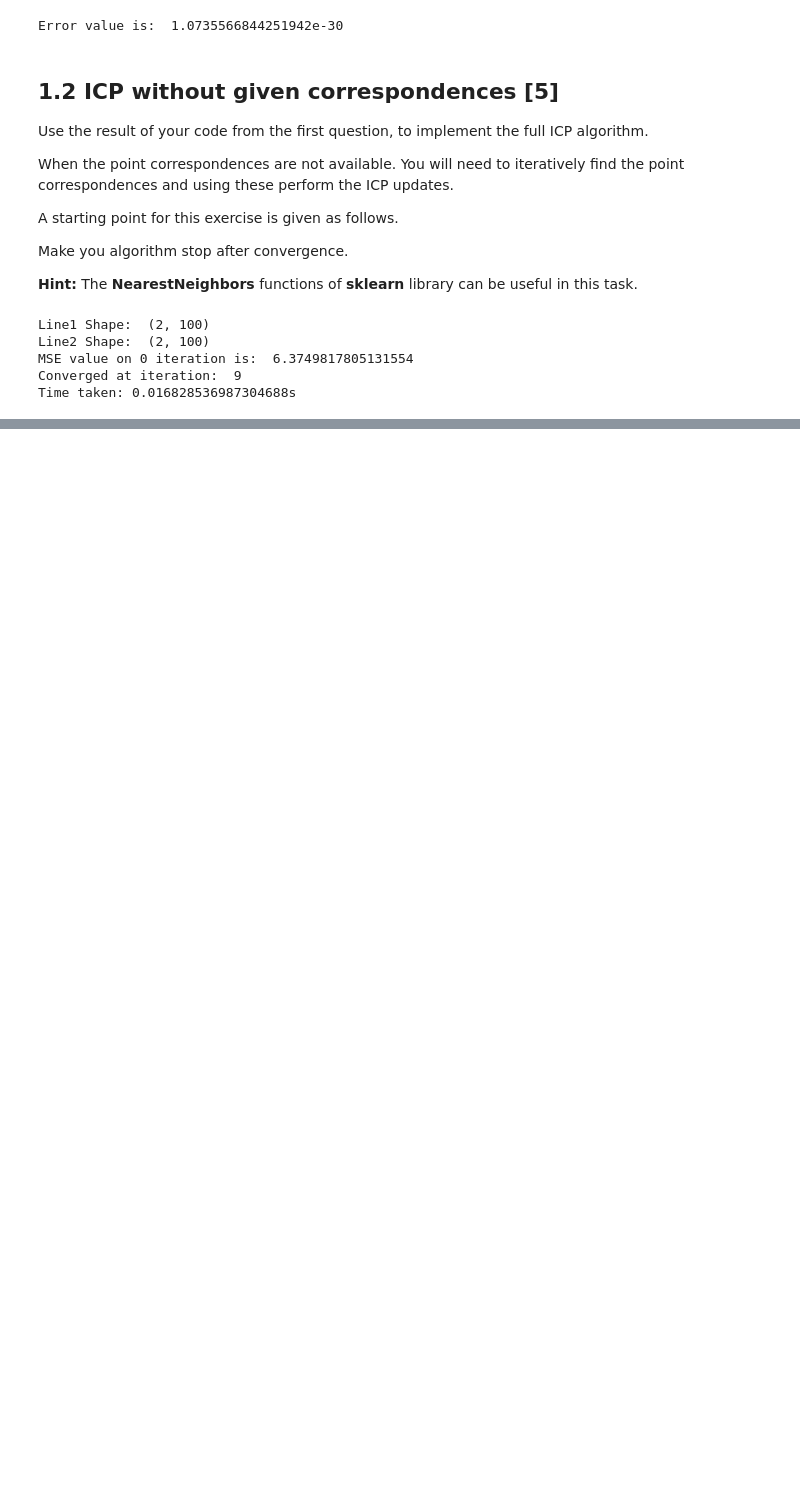
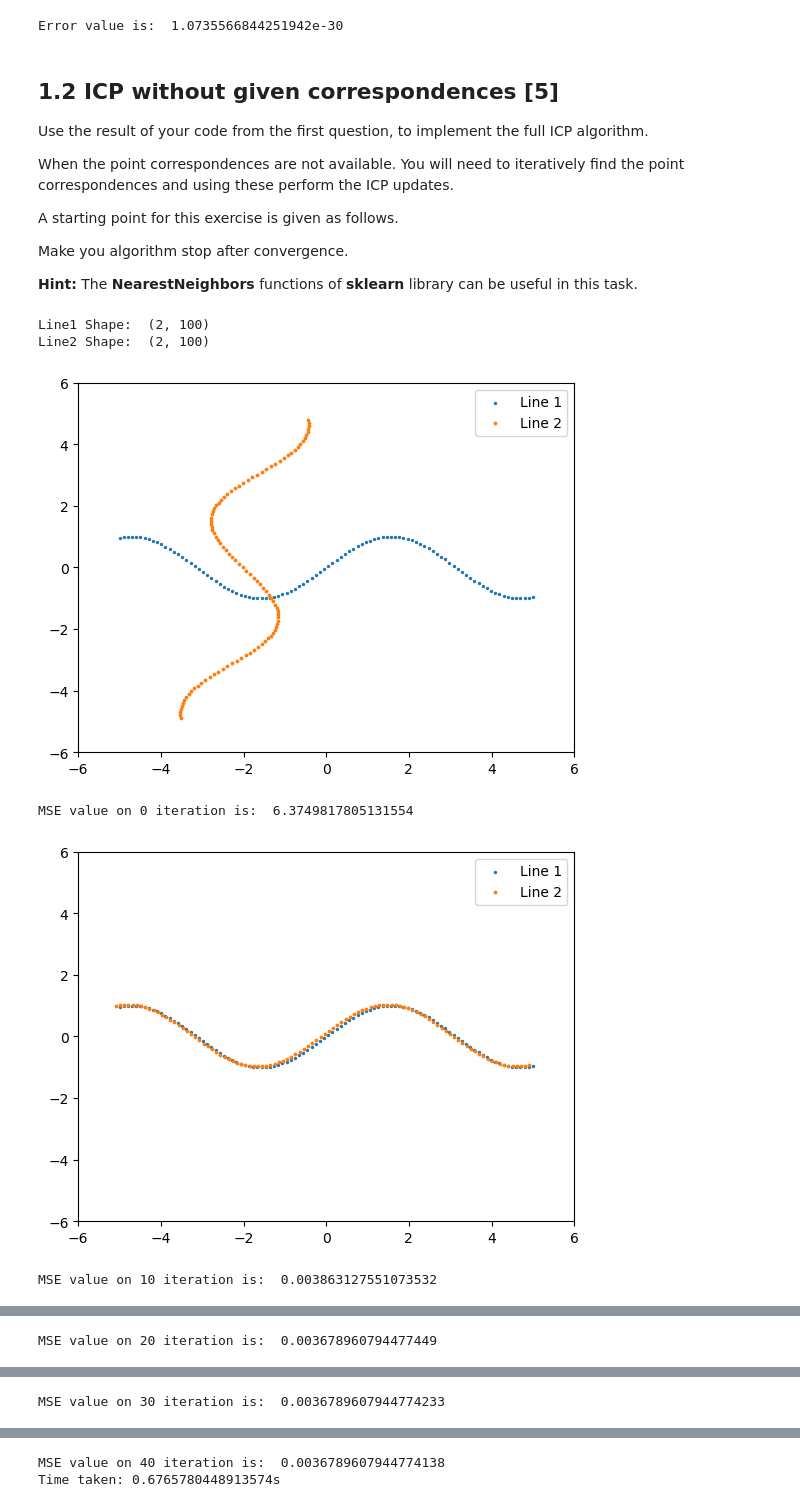
Before and after one commit to AndrewZheng-1011/mobile_sensing_robotics, a Jupyter notebook: 2020-msr2-exercises/2020-msr2-exercise-01-icp/2020-msr2-exercise-01-icp/ex1.ipynb, the cells around one changed output, grey strips where cells are left out. Drawn from its saved outputs; the diff is of its cells as text; code cells hidden in the pictures; blank space fills up the shorter version.

```diff
--- a/2020-msr2-exercises/2020-msr2-exercise-01-icp/2020-msr2-exercise-01-icp/ex1.ipynb
+++ b/2020-msr2-exercises/2020-msr2-exercise-01-icp/2020-msr2-exercise-01-icp/ex1.ipynb
@@ -94,8 +94,8 @@ Line2 = Data['LineMovedNoCorresp']
 print("Line1 Shape: ", Line1.shape)
 print("Line2 Shape: ", Line2.shape)
 
-MaxIter = 100
-Epsilon = 0.005
+MaxIter = 50
+Epsilon = 0.001
 E = np.inf
 
 # KNN for Line1
@@ -109,33 +109,34 @@ for i in range(MaxIter):
 
     # point with index QInd(1, k) from Line1 corresponds to
     # point with index PInd(1, k) from Line2
     # Find correspondences using KNN
     QInd = np.array([i[0] for i in neigh.kneighbors(Line2.T, return_distance=False)]) # Nearest neighbor object gives indices of Line2 that associate to points in Line1
     PInd = np.arange(Line2.shape[1])
     # print("QInd: ", QInd)
     # print("PInd: ", PInd)
 
     # update Line2 and error
     # Now that you know the correspondences, use your implementation
     # of icp with known correspondences and perform an update
     EOld = E
     Line2, E = ex.icp_known_corresp(Line1, Line2, QInd, PInd)
     E_list.append(E)
 
     if i%10 == 0:
         ex.show_figure(Line1, Line2)
         print('MSE value on ' + str(i) + ' iteration is: ', E)
 
     if E < Epsilon:
         print('Converged at iteration: ', i)
         break;
 
 
 end_time = time.time()
 print(f"Time taken: {end_time - start_time}s")
 # %% [output]
 Line1 Shape:  (2, 100)
 Line2 Shape:  (2, 100)
-MSE value on 0 iteration is:  6.3749817805131554
-Converged at iteration:  9
-Time taken: 0.016828536987304688s
+[figure, added]
+MSE value on 0 iteration is:  6.3749817805131554
+[figure, added]
+MSE value on 10 iteration is:  0.003863127551073532
@@ -141,0 +144 @@ Time taken: 0.016828536987304688s
+MSE value on 20 iteration is:  0.003678960794477449
@@ -141,0 +146 @@ Time taken: 0.016828536987304688s
+MSE value on 30 iteration is:  0.0036789607944774233
@@ -141,0 +148,2 @@ Time taken: 0.016828536987304688s
+MSE value on 40 iteration is:  0.0036789607944774138
+Time taken: 0.6765780448913574s
```
Also changed, not shown: parts of 10 cells of this notebook, 1 other file.
